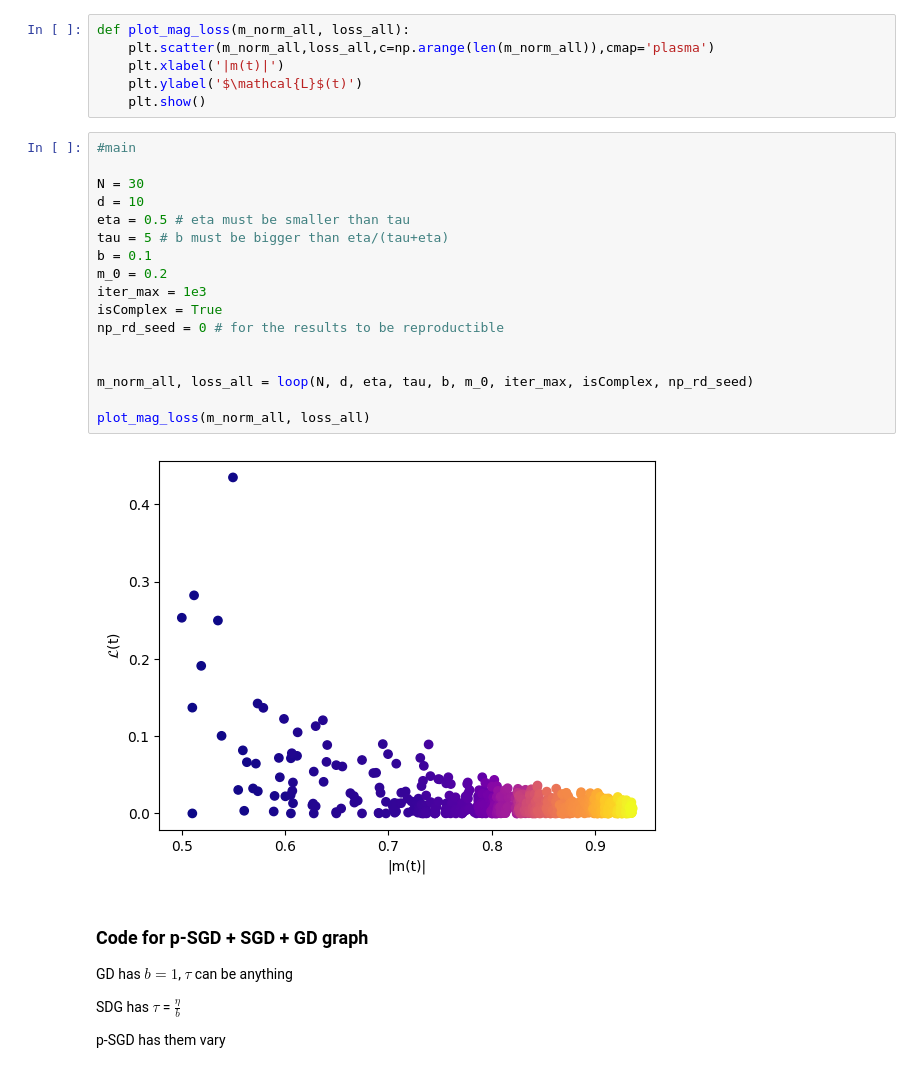
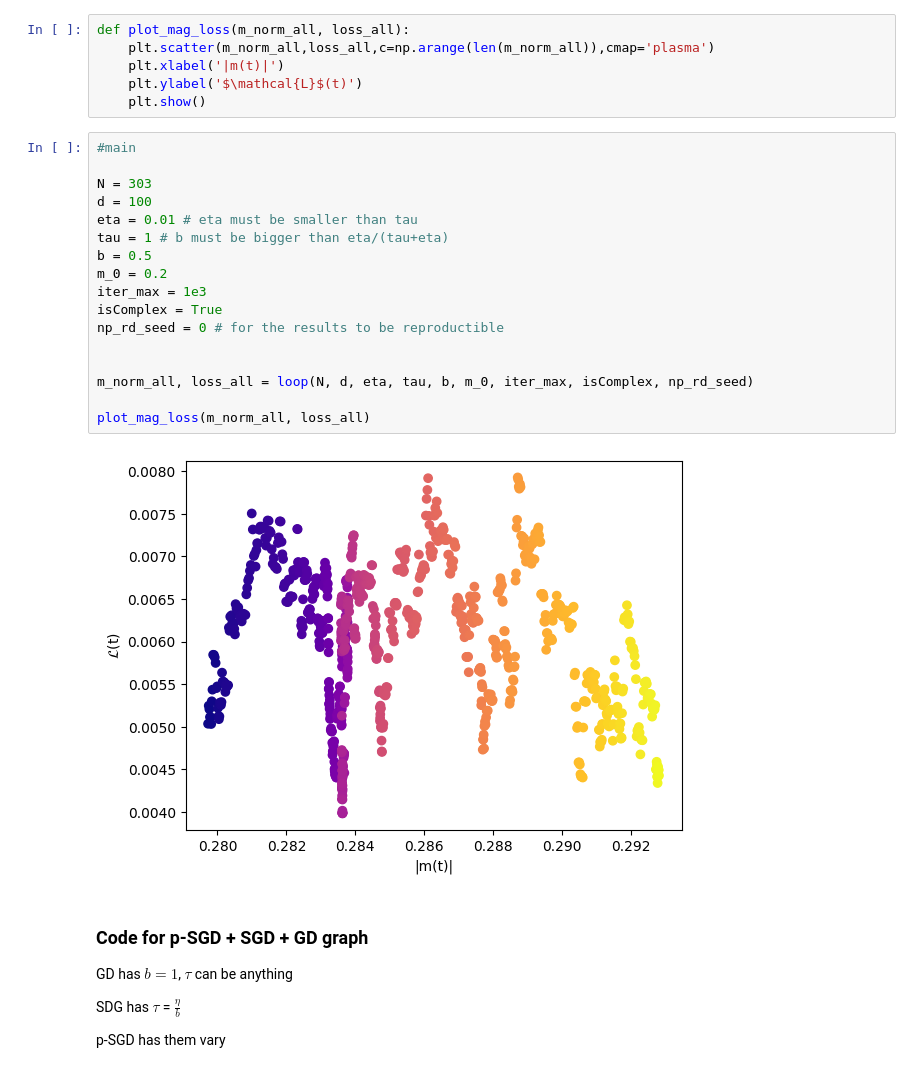
Before and after one commit to leofluck/complex_phase_retrieval, a Jupyter notebook: complex_p_r_implementation.ipynb, the cells around one changed output. Saved outputs shown, nothing was run; the diff lists cells and outputs as text.

```diff
--- a/complex_p_r_implementation.ipynb
+++ b/complex_p_r_implementation.ipynb
@@ -367,22 +367,22 @@ def plot_mag_loss(m_norm_all, loss_all):
 # %%
 #main
 
-N = 30
-d = 10
-eta = 0.5 # eta must be smaller than tau
-tau = 5 # b must be bigger than eta/(tau+eta)
-b = 0.1
+N = 303
+d = 100
+eta = 0.01 # eta must be smaller than tau
+tau = 1 # b must be bigger than eta/(tau+eta)
+b = 0.5
 m_0 = 0.2
 iter_max = 1e3
 isComplex = True
 np_rd_seed = 0 # for the results to be reproductible
 
 
 m_norm_all, loss_all = loop(N, d, eta, tau, b, m_0, iter_max, isComplex, np_rd_seed)
 
 plot_mag_loss(m_norm_all, loss_all)
 # %% [output]
-[figure, old version]
+[figure, new version]
 # %% [markdown]
 ### Code for p-SGD + SGD + GD graph
 GD has $b=1$, $\tau$ can be anything
```
Also changed, not shown: 2 other files.
